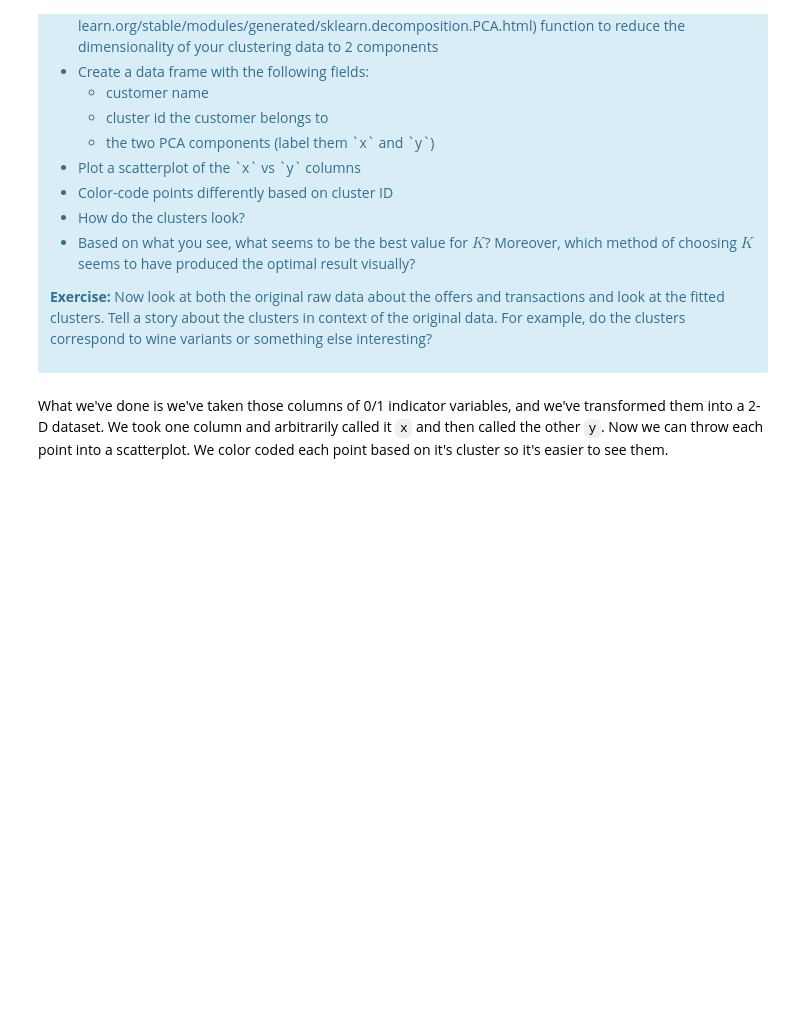
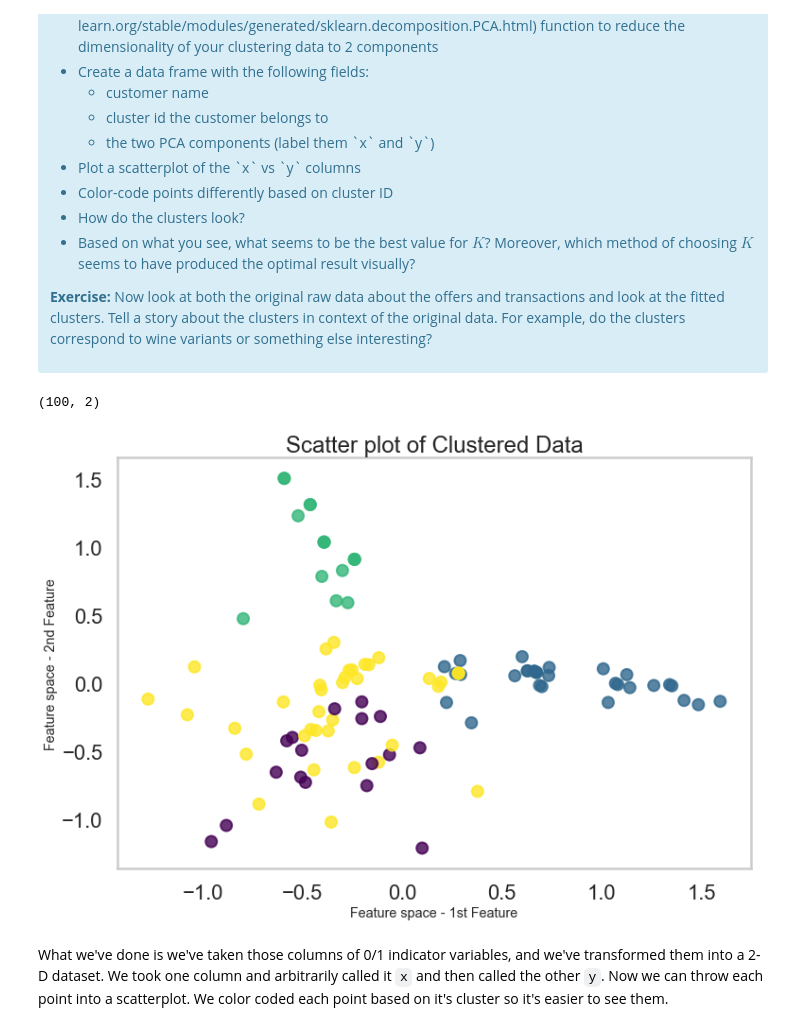
Before and after one commit to earny-joe/Springboard-DS-Portfolio, a Jupyter notebook: unit10/customer-seg-clustering/clustering/Mini_Project_Clustering.ipynb, the cells around one changed output. Cells and saved outputs as stored; diff of their text form; code cells hidden in the pictures; blank space fills up the shorter version.

```diff
--- a/unit10/customer-seg-clustering/clustering/Mini_Project_Clustering.ipynb
+++ b/unit10/customer-seg-clustering/clustering/Mini_Project_Clustering.ipynb
@@ -274,2 +325,37 @@ This is only one use of PCA for dimension reduction. We can also use PCA when we
+# %%
+#your turn; Usa PCA to plot clusters
+# import PCA
+from sklearn.decomposition import PCA
+
+# create PCA instance
+pca = PCA(n_components = 2, random_state = 1)
+
+# apply fit_transform method of model to x_cols
+pca_features = pca.fit_transform(x_cols)
+
+# print shape of pca_features
+pca_features.shape
+# %% [output]
+(100, 2)
+# %%
+# assign column 0 of pca_features to xs
+xs = pca_features[:, 0]
+
+# assign column 1 of pca_features to ys
+ys = pca_features[:, 1]
+# %%
+# add pca_features to customer_table dateframe
+customer_table['x'] = xs
+customer_table['y'] = ys
+# %%
+# create scatter plot of two principal components
+plt.figure(figsize = (12, 8))
+plt.grid(b = False)
+plt.scatter(customer_table.x, customer_table.y, alpha = 0.8, c = customer_table.cluster, cmap = 'viridis')
+plt.title('Scatter plot of Clustered Data')
+plt.xlabel('Feature space - 1st Feature', size = 'x-large')
+plt.ylabel('Feature space - 2nd Feature', size = 'x-large');
+# %% [output]
+[figure, added]
 # %% [markdown]
 What we've done is we've taken those columns of 0/1 indicator variables, and we've transformed them into a 2-D dataset. We took one column and arbitrarily called it `x` and then called the other `y`. Now we can throw each point into a scatterplot. We color coded each point based on it's cluster so it's easier to see them.
```
Also changed, not shown: parts of 40 cells of this notebook.
